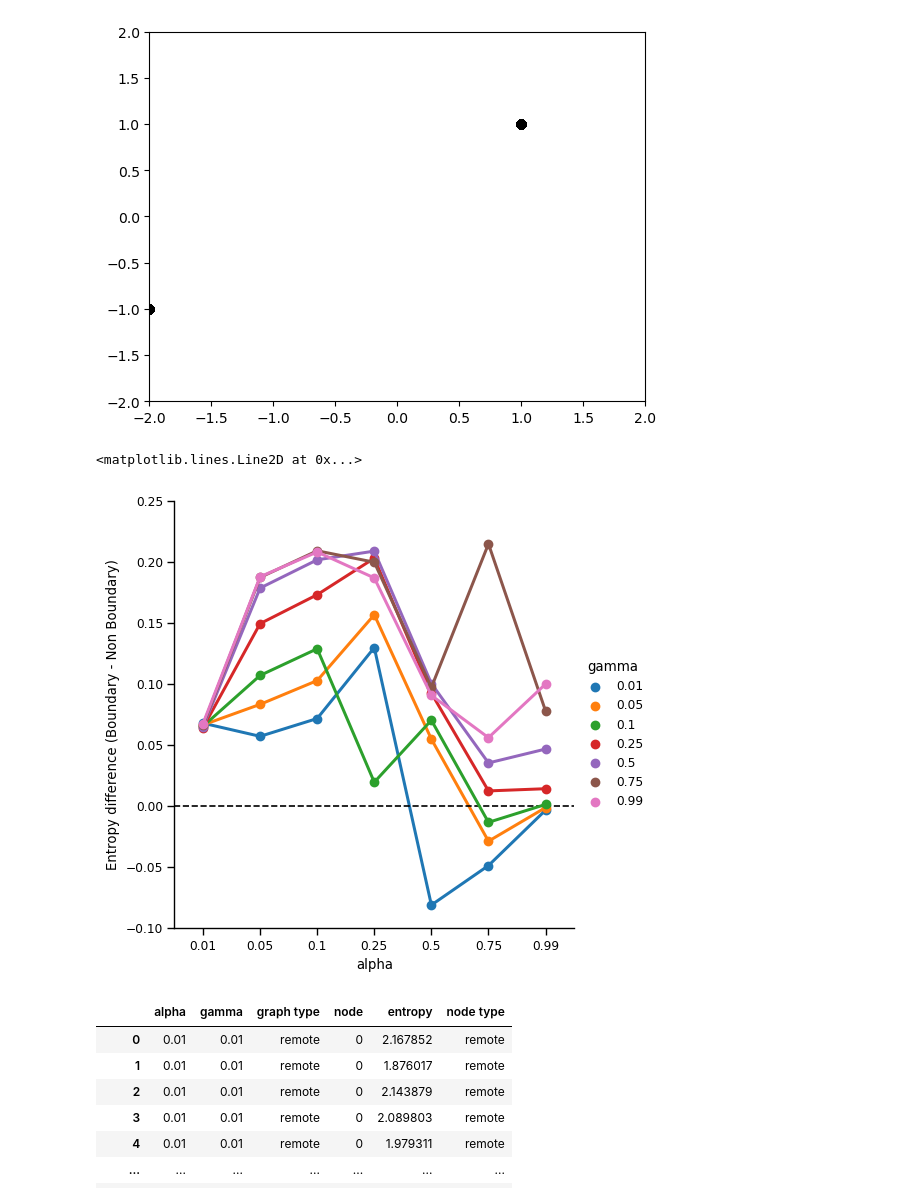
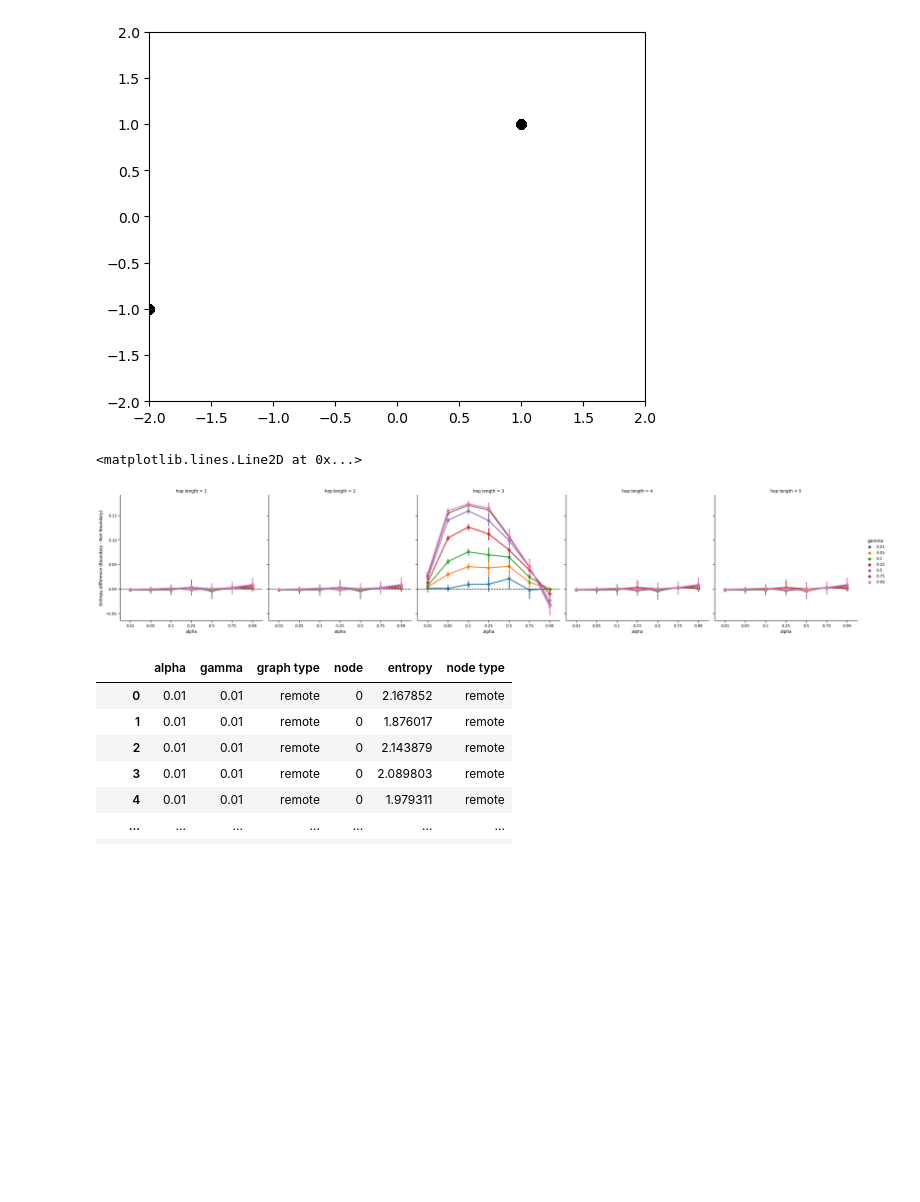
Before and after one commit to tejas-savalia/event-boundaries, a Jupyter notebook: simulations/categorization_simulation.ipynb, the cells around one changed output. Drawn from its saved outputs; the diff is of its cells as text; code cells hidden in the pictures; blank space fills up the shorter version.

Commit message:
rewrote SR entropy sim code

```diff
--- a/simulations/categorization_simulation.ipynb
+++ b/simulations/categorization_simulation.ipynb
@@ -544,7 +544,7 @@ plt.show()
 # %% [output]
 [figure]
 # %%
-df_entropy = pd.read_csv('results/df_boundary_entropy_2clusters.csv')
+df_entropy = pd.read_csv('results/df_boundary_entropy_hops.csv')
 # %%
 # df_entropy['node'] = np.tile(np.arange(12), 49*100)
 # df_entropy['node type'] = 'non boundary'
@@ -553,16 +554,19 @@ df_entropy = pd.read_csv('results/df_boundary_entropy_2clusters.csv')
 # %%
 sns.set_context('paper')
 g = sns.catplot(x = 'alpha', y = 'entropy', hue = 'gamma',
-                kind = 'point',
+                kind = 'point', col = 'hop length',
                 data = df_entropy)
 
 g.set_ylabels('Entropy difference (Boundary - Non Boundary)')
-g.set(ylim=(-0.1, 0.25))
+# g.set(ylim=(-0.1, 0.25))
 g.axes[0][0].axhline(y = 0, ls = '--', color = 'black')
+g.axes[0][1].axhline(y = 0, ls = '--', color = 'black')
+g.axes[0][2].axhline(y = 0, ls = '--', color = 'black')
+
 # g.set_titles('Boundary - Non Boundary Entropy')
 # %% [output]
 <matplotlib.lines.Line2D at 0x...>
-[figure, old version]
+[figure, new version]
 # %%
 df_entropy
 # %% [output]
```
Also changed, not shown: parts of 1 cell of this notebook, 3 other files.
